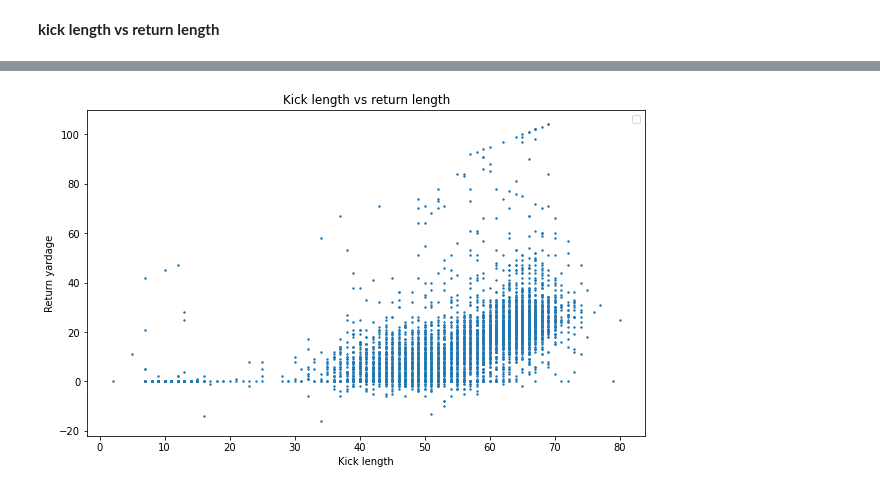
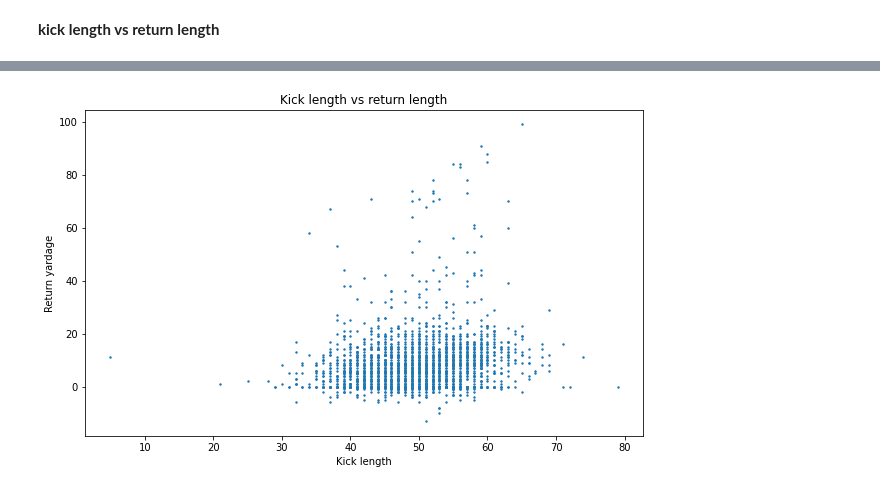
Before and after one commit to nik262/NFL-DATA-SCIENCE-PROJECT, a Jupyter notebook: NFL.ipynb, the cells around one changed output, grey strips where cells are left out. Saved outputs shown, nothing was run; the diff lists cells and outputs as text; code cells hidden in the pictures.

```diff
--- a/NFL.ipynb
+++ b/NFL.ipynb
@@ -651,8 +798,12 @@ from scipy import stats
 # figure
 plt.figure(figsize=(10, 6))
 # getting data
-kick_length_data = plays["kickLength"]
-kick_return_data = plays["kickReturnYardage"]
+#kick_length_data = plays["kickLength"]
+#kick_return_data = plays["kickReturnYardage"]
+# Punt, Field Goal, Punt
+kick_type = "Punt"
+kick_length_data = plays.loc[(plays["specialTeamsPlayType"] == kick_type), "kickLength"]
+kick_return_data = plays.loc[(plays["specialTeamsPlayType"] == kick_type), "kickReturnYardage"]
 # plotting
 plt.scatter(kick_length_data,kick_return_data,s=2)
 #title
@@ -660,6 +811,5 @@ plt.title('Kick length vs return length')
 plt.xlabel("Kick length")
 plt.ylabel("Return yardage")
 # showing
-plt.legend()
 plt.show()
 # %% [output]
@@ -667 +816 @@ WARNING:matplotlib.legend:No artists with labels found to put in legend.  Note t
-[figure, old version]
+[figure, new version]
```
Also changed, not shown: parts of 14 cells of this notebook.
